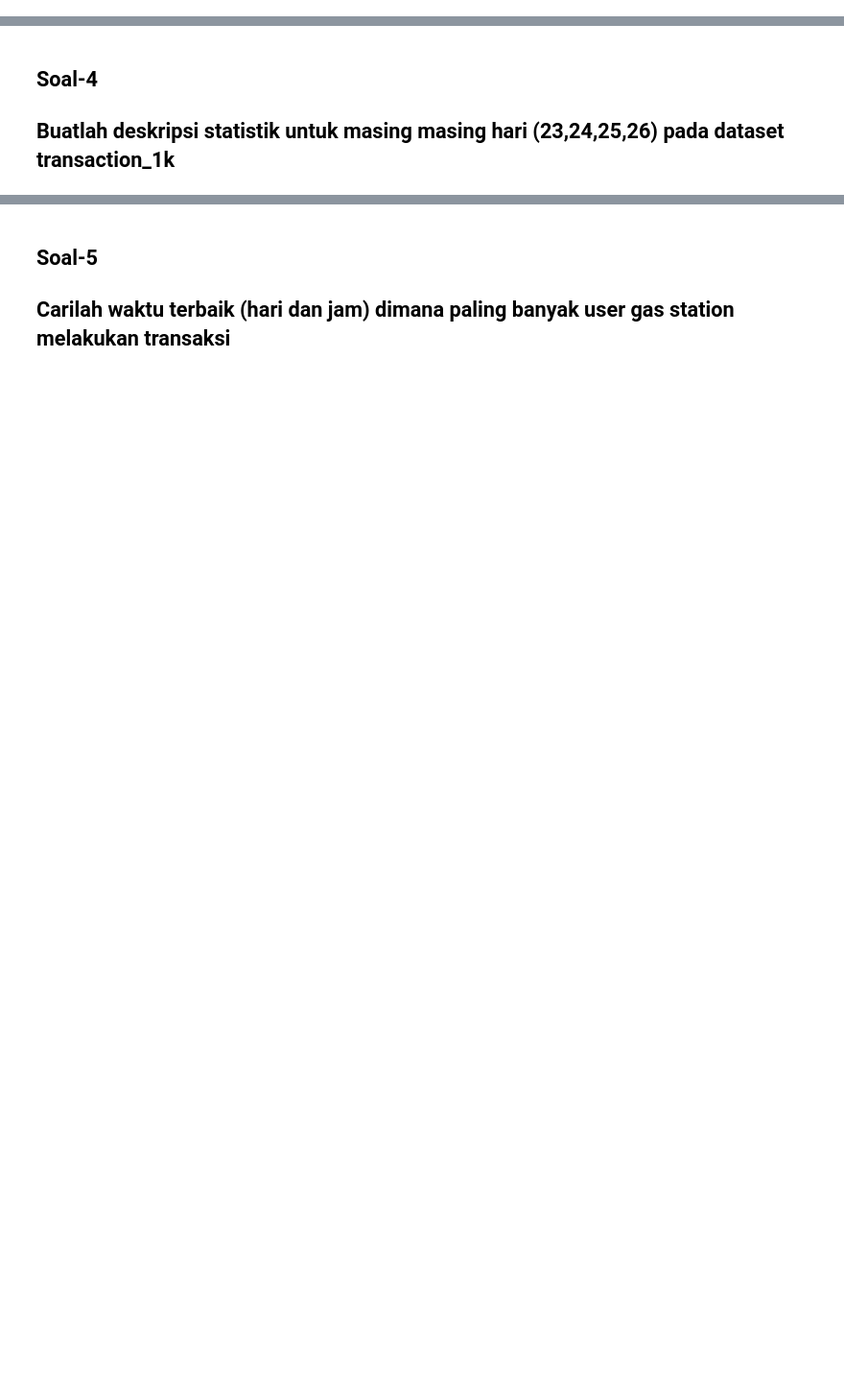
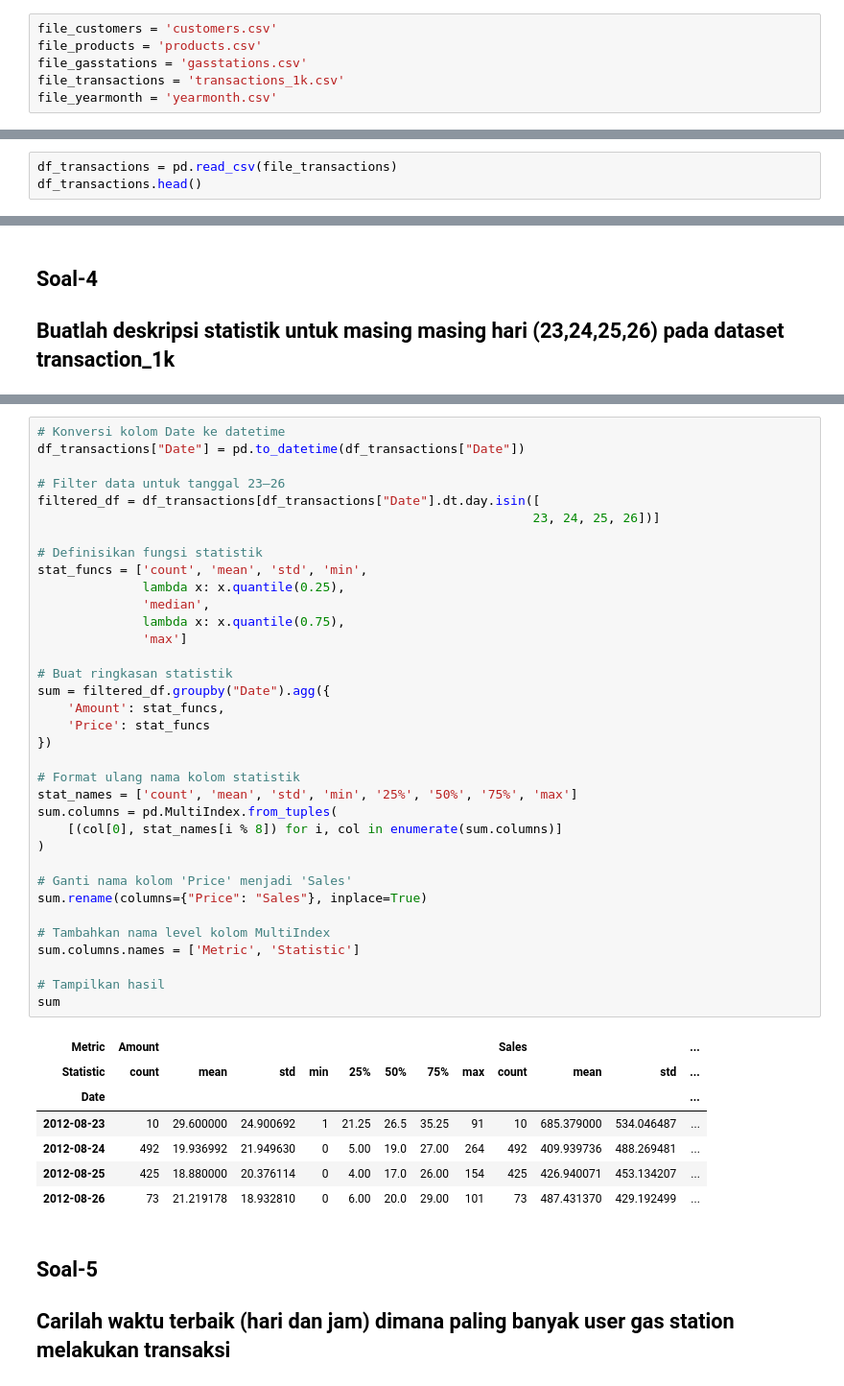
Before and after one commit to azkbrqlna/2025-AI-Praktikum, a Jupyter notebook: TugasDataManipulationJobsheet5.ipynb, the cells around one changed output, grey strips where cells are left out. Shown at 96% size. Drawn from its saved outputs; the diff is of its cells as text; blank space fills up the shorter version.

```diff
--- a/TugasDataManipulationJobsheet5.ipynb
+++ b/TugasDataManipulationJobsheet5.ipynb
@@ -7,6 +7,12 @@ import datetime as dt
 ## Data Understanding
 - Load dataset
 ---
+# %%
+file_customers = 'customers.csv'
+file_products = 'products.csv'
+file_gasstations = 'gasstations.csv'
+file_transactions = 'transactions_1k.csv'
+file_yearmonth = 'yearmonth.csv'
 # %% [markdown]
 ## Data Understanding
 - Preview dataset
@@ -47,0 +50,3 @@ df_customer.head()
+# %%
+df_transactions = pd.read_csv(file_transactions)
+df_transactions.head()
@@ -134,3 +219,46 @@ Buatlah deskripsi statistik untuk masing masing hari (23,24,25,26) pada dataset
+# %%
+# Konversi kolom Date ke datetime
+df_transactions["Date"] = pd.to_datetime(df_transactions["Date"])
+
+# Filter data untuk tanggal 23–26
+filtered_df = df_transactions[df_transactions["Date"].dt.day.isin([
+                                                                  23, 24, 25, 26])]
+
+# Definisikan fungsi statistik
+stat_funcs = ['count', 'mean', 'std', 'min',
+              lambda x: x.quantile(0.25),
+              'median',
+              lambda x: x.quantile(0.75),
+              'max']
+
+# Buat ringkasan statistik
+sum = filtered_df.groupby("Date").agg({
+    'Amount': stat_funcs,
+    'Price': stat_funcs
+})
+
+# Format ulang nama kolom statistik
+stat_names = ['count', 'mean', 'std', 'min', '25%', '50%', '75%', 'max']
+sum.columns = pd.MultiIndex.from_tuples(
+    [(col[0], stat_names[i % 8]) for i, col in enumerate(sum.columns)]
+)
+
+# Ganti nama kolom 'Price' menjadi 'Sales'
+sum.rename(columns={"Price": "Sales"}, inplace=True)
+
+# Tambahkan nama level kolom MultiIndex
+sum.columns.names = ['Metric', 'Statistic']
+
+# Tampilkan hasil
+sum
+# %% [output]
+| Metric | Amount |  |  |  |  |  |  |  | Sales |  |  | ... |
+| Statistic | count | mean | std | min | 25% | 50% | 75% | max | count | mean | std | ... |
+| Date |  |  |  |  |  |  |  |  |  |  |  | ... |
+| 2012-08-23 | 10 | 29.600000 | 24.900692 | 1 | 21.25 | 26.5 | 35.25 | 91 | 10 | 685.379000 | 534.046487 | ... |
+| 2012-08-24 | 492 | 19.936992 | 21.949630 | 0 | 5.00 | 19.0 | 27.00 | 264 | 492 | 409.939736 | 488.269481 | ... |
+| 2012-08-25 | 425 | 18.880000 | 20.376114 | 0 | 4.00 | 17.0 | 26.00 | 154 | 425 | 426.940071 | 453.134207 | ... |
+| 2012-08-26 | 73 | 21.219178 | 18.932810 | 0 | 6.00 | 20.0 | 29.00 | 101 | 73 | 487.431370 | 429.192499 | ... |
 # %% [markdown]
 ## Soal-5
 Carilah waktu terbaik (hari dan jam) dimana paling banyak user gas station melakukan transaksi
```
Also changed, not shown: parts of 25 cells of this notebook.
